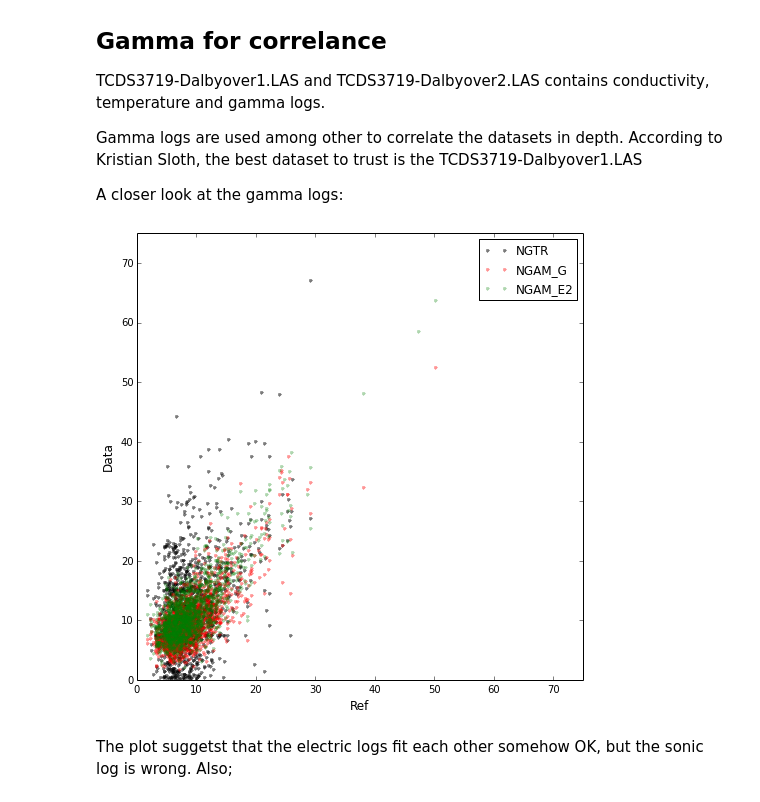
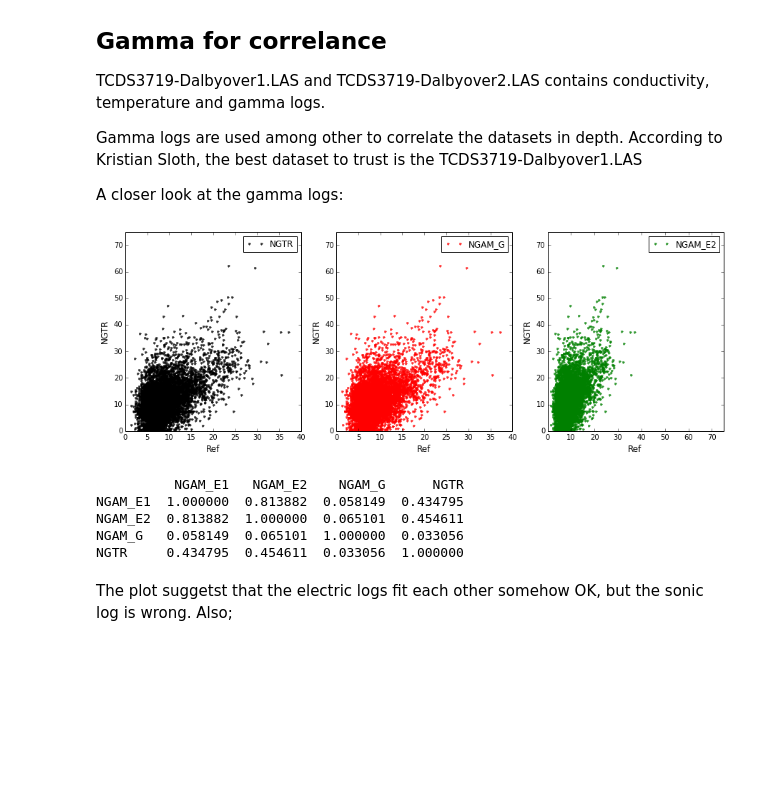
Before and after one commit to TobbeTripitaka/Dalbyover, a Jupyter notebook: Dalbyover sonic log.ipynb, the cells around one changed output. Saved outputs shown, nothing was run; the diff lists cells and outputs as text; code cells hidden in the pictures; blank space fills up the shorter version.

```diff
--- a/Dalbyover sonic log.ipynb
+++ b/Dalbyover sonic log.ipynb
@@ -45,10 +45,10 @@ def read_porper(file_name):
     '''
     in_file = pd.read_csv(file_name,usecols=['Plug', 'Depth','Volume',
                                              'Weight','Porosity','Density (grain)',
-                                            'Density (bulk)'])
+                                            'Density (bulk)', 'Permeability'])
     in_file.rename(columns={'Plug': 'ID', 'Depth': 'DEPTH','Volume': 'VOLUME', 'Weight': 'WEIGHT',
                            'Porosity': 'POROSITY', 'Density (grain)': 'GRAIN',
-                            'Density (bulk)': 'BULK'}, inplace=True)
+                            'Density (bulk)': 'BULK', 'Permeability' : 'PERMEABILITY'}, inplace=True)
     return in_file
 
 # In files
@@ -173,7 +173,7 @@ def smooth_filter(raw,kernel=51):
     '''
     Apply median filter, set window size. Must be odd number.
     '''
-    #return signal.medfilt(raw, kernel_size=kernel)
+    return signal.medfilt(raw, kernel_size=3)
     return pd.rolling_mean(raw, kernel)
 
 # Apply smoothing filter kernel is median window size, must be odd
@@ -229,7 +229,7 @@ casing_plot()
 # Plot porosity
 mask = np.isfinite(data['POROSITY'])
 plt.plot(data['POROSITY'][mask],data['DEPTH'][mask],'.b', alpha=0.9,label='Porosity')
-plt.plot(data['POROSITY'][mask],data['DEPTH'][mask],'b-', alpha=0.4,label='Porosity')
+plt.plot(data['POROSITY'][mask],data['DEPTH'][mask],'b-', alpha=0.4)
 
 plt.xlim(0, 70)
 plt.ylim(max(data['DEPTH']),0)
@@ -253,21 +253,42 @@ A closer look at the gamma logs:
 # %%
 # According to Kristian Sloth, the most relyable dataset
 ref= data['NGAM_E1'].values
 
-fig = plt.figure(figsize=(8,8))
-plt.plot(ref,data['NGTR'], 'k.', alpha = 0.5, label = 'NGTR', markersize=6,markevery=20)
-plt.plot(ref,data['NGAM_G'], 'r.', alpha = 0.4, label = 'NGAM_G', markersize=6,markevery=20)
-plt.plot(ref,data['NGAM_E2'], 'g.', alpha = 0.3, label = 'NGAM_E2', markersize=6,markevery=20)
+fig = plt.figure(figsize=(15,5))
 
+ax1 = plt.subplot(131,sharey=ax1)
+plt.plot(ref,smooth_filter(data['NGTR'],20), 'k.', alpha = 0.8, label = 'NGTR', markersize=6,markevery=3)
+plt.legend()
+plt.xlabel('Ref', fontsize = 12)
+plt.ylabel('NGTR', fontsize = 12)
+
+ax1 = plt.subplot(132,sharey=ax1)
+plt.plot(ref,smooth_filter(data['NGTR'],20), 'r.', alpha = 0.8, label = 'NGAM_G', markersize=6,markevery=3)
+plt.legend()
+plt.xlabel('Ref', fontsize = 12)
+plt.ylabel('NGTR', fontsize = 12)
+
+ax1 = plt.subplot(133,sharey=ax1)
+plt.plot(ref,smooth_filter(data['NGTR'],20), 'g.', alpha = 0.8, label = 'NGAM_E2', markersize=6,markevery=3)
 plt.xlim(0,75)
 plt.ylim(0,75)
 plt.legend()
 plt.xlabel('Ref', fontsize = 12)
-plt.ylabel('Data', fontsize = 12)
+plt.ylabel('NGTR', fontsize = 12)
 
 plt.show()
+gamma_corr = pd.concat([data['NGAM_E1'], data['NGAM_E2'],
+                        data['NGAM_G'], data['NGTR']], axis=1)
+
+corr = gamma_corr.corr(method='pearson', min_periods=1)
+print corr
 # %% [output]
-[figure, old version]
+[figure, new version]
+          NGAM_E1   NGAM_E2    NGAM_G      NGTR
+NGAM_E1  1.000000  0.813882  0.058149  0.434795
+NGAM_E2  0.813882  1.000000  0.065101  0.454611
+NGAM_G   0.058149  0.065101  1.000000  0.033056
+NGTR     0.434795  0.454611  0.033056  1.000000
 # %% [markdown]
 The plot suggetst that the electric logs fit each other somehow OK, but the sonic log is wrong. Also;
 # %%
```
Also changed, not shown: parts of 6 cells of this notebook, 1 other file.
